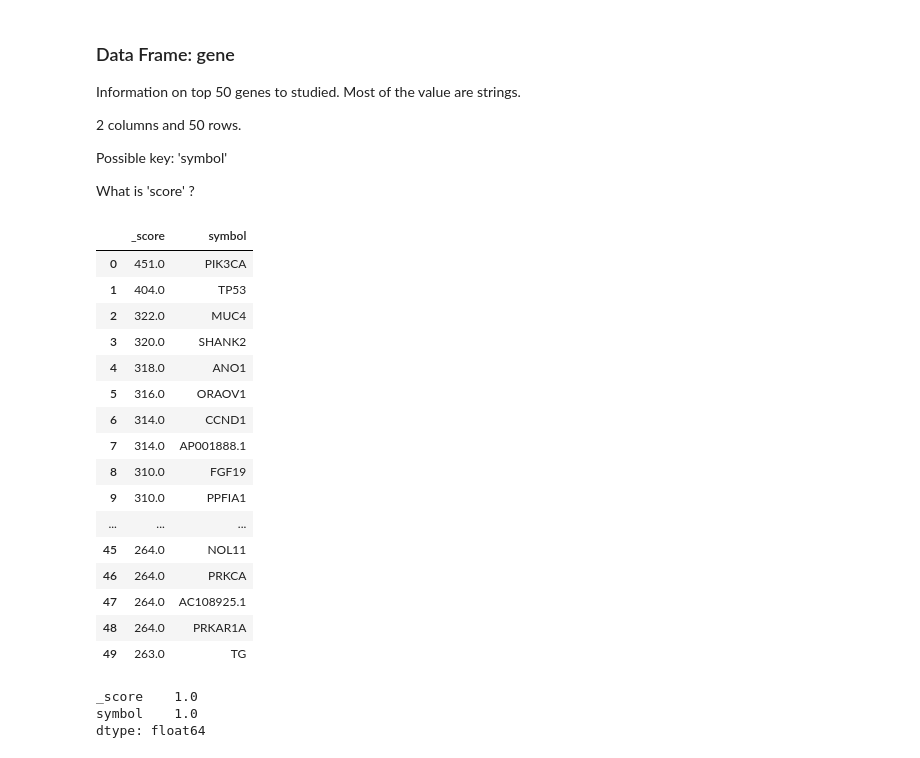
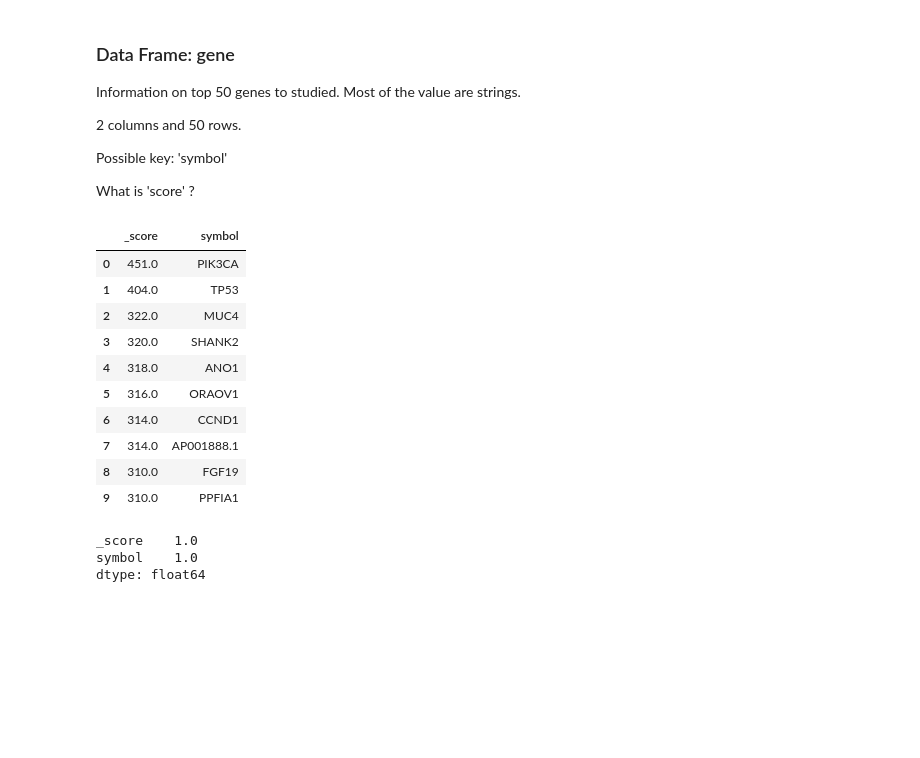
Before and after one commit to louis-oscarmorel/Cancer, a Jupyter notebook: Starting_kit.ipynb, the cells around one changed output. Saved outputs shown, nothing was run; the diff lists cells and outputs as text; code cells hidden in the pictures; blank space fills up the shorter version.

```diff
--- a/Starting_kit.ipynb
+++ b/Starting_kit.ipynb
@@ -162,25 +154,19 @@ Possible key: 'symbol'
 
 What is 'score' ?
 # %%
-df_gene
+df_gene.head(10)
 # %% [output]
 |  | _score | symbol |
 | 0 | 451.0 | PIK3CA |
 | 1 | 404.0 | TP53 |
 | 2 | 322.0 | MUC4 |
 | 3 | 320.0 | SHANK2 |
 | 4 | 318.0 | ANO1 |
 | 5 | 316.0 | ORAOV1 |
 | 6 | 314.0 | CCND1 |
 | 7 | 314.0 | AP001888.1 |
 | 8 | 310.0 | FGF19 |
 | 9 | 310.0 | PPFIA1 |
-| ... | ... | ... |
-| 45 | 264.0 | NOL11 |
-| 46 | 264.0 | PRKCA |
-| 47 | 264.0 | AC108925.1 |
-| 48 | 264.0 | PRKAR1A |
-| 49 | 263.0 | TG |
 # %%
 df_gene.dtypes
 df_gene.notnull().mean()
```
Also changed, not shown: parts of 19 cells of this notebook.
